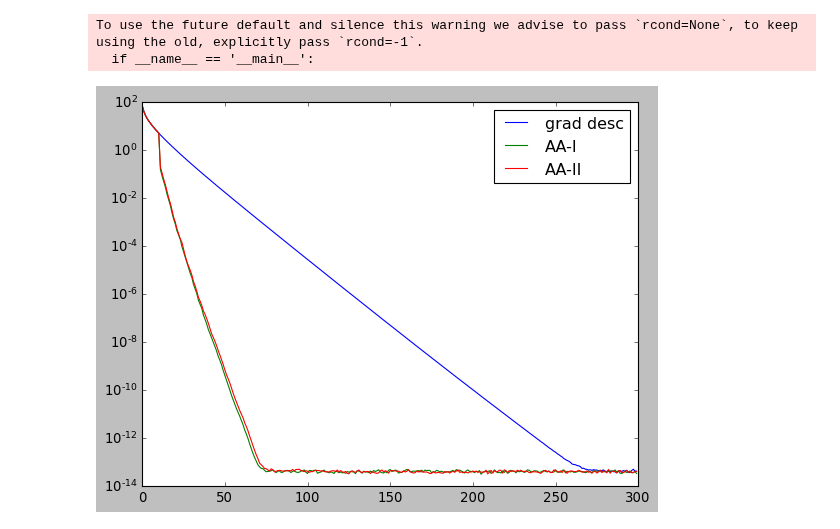
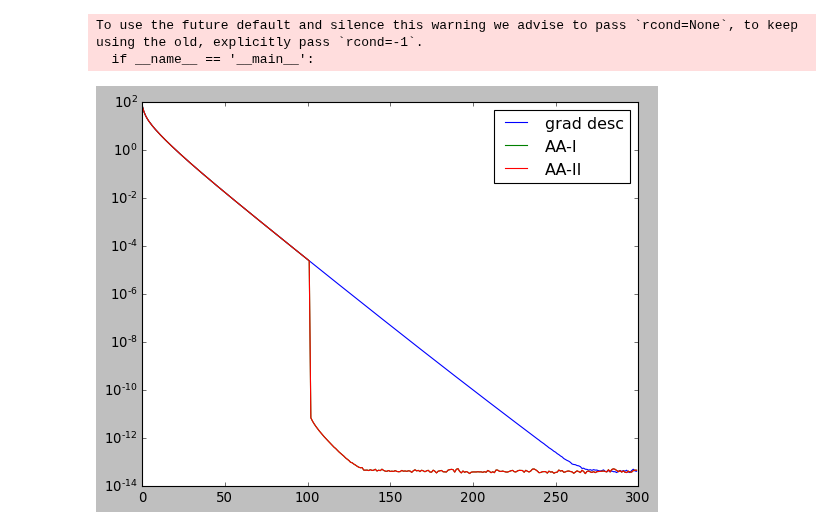
Before and after one commit to cvxgrp/aa, a Jupyter notebook: python/aa.ipynb, the cells around one changed output. Drawn from its saved outputs; the diff is of its cells as text; code cells hidden in the pictures.

```diff
--- a/python/aa.ipynb
+++ b/python/aa.ipynb
@@ -28,37 +28,37 @@ for i in range(N):
     gs_vanilla.append(np.linalg.norm( A.T.dot(A.dot(x) - b)))
 
 
-aa_mem = 10
+aa_mem = 100
 
 aa_wrk = aa.AndersonAccelerator(n, aa_mem, True, regularization=0)
 x = np.zeros((n,1))
 for i in range(N):
     if i > 0: aa_wrk.apply(x, x_prev)
     x_prev = np.copy(x)
     x -= t * A.T.dot(A.dot(x) - b)
     aa_wrk.safeguard(x, x_prev)
     gs_aa_1.append(np.linalg.norm( A.T.dot(A.dot(x) - b)))
 
-aa_wrk = aa.AndersonAccelerator(n, aa_mem, False, regularization=0)
+aa_wrk = aa.AndersonAccelerator(n, aa_mem, False, regularization=0, max_weight_norm=1e14)
 x = np.zeros((n,1))
 for i in range(N):
     if i > 0: aa_wrk.apply(x, x_prev)
     x_prev = np.copy(x)
     x -= t * A.T.dot(A.dot(x) - b)
     aa_wrk.safeguard(x, x_prev)
     gs_aa_2.append(np.linalg.norm( A.T.dot(A.dot(x) - b)))
 
 
 plt.semilogy(gs_vanilla, label='grad desc')
 plt.semilogy(gs_aa_1, label='AA-I')
 plt.semilogy(gs_aa_2, label='AA-II')
 
 plt.legend()
 plt.show()
 # %% [output]
 To use the future default and silence this warning we advise to pass `rcond=None`, to keep using the old, explicitly pass `rcond=-1`.
   if __name__ == '__main__':
-[figure, old version]
+[figure, new version]
 # %%
 # l1 regularized least squares
 
```
Also changed, not shown: parts of 1 cell of this notebook, 3 other files.
